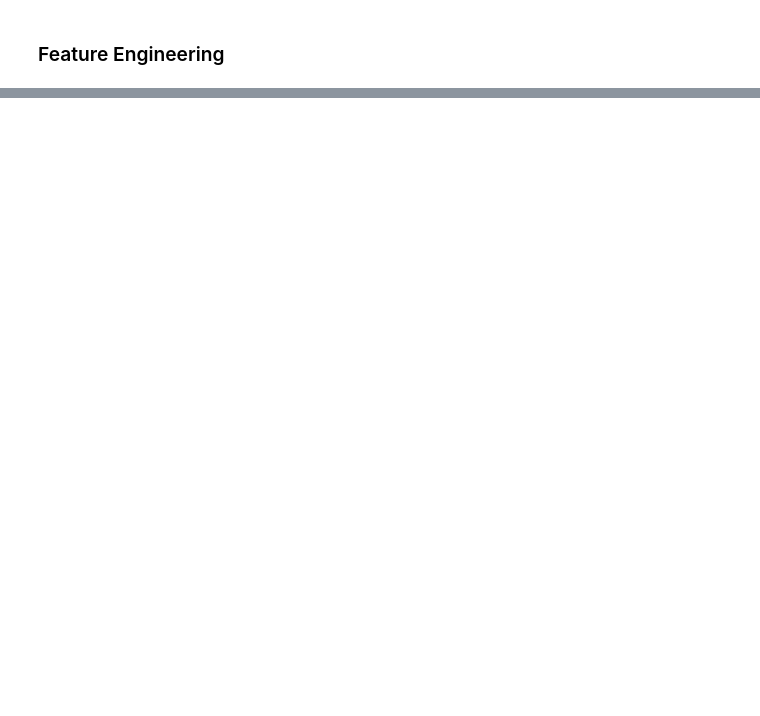
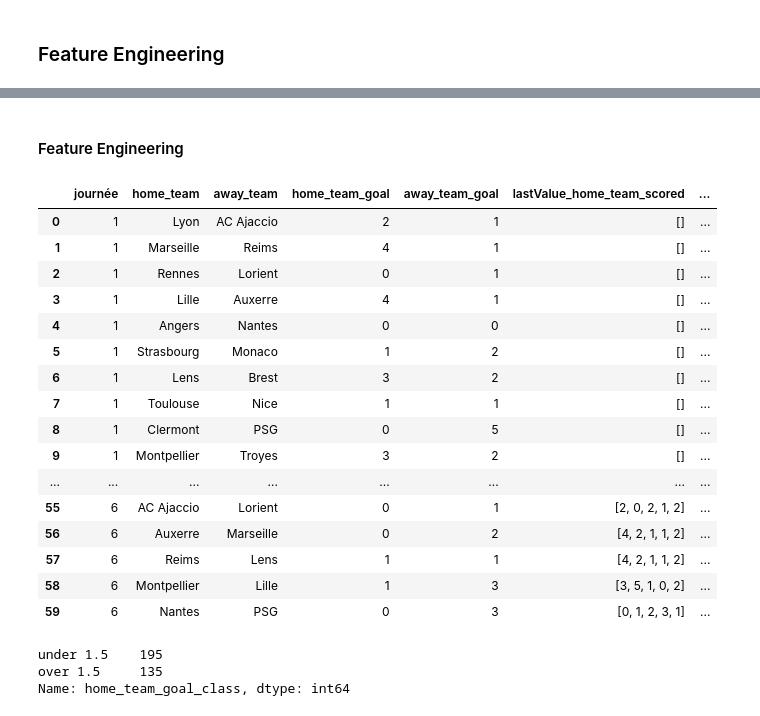
Before and after one commit to Hardfive/ProBettor, a Jupyter notebook: football/analysis/ipynb_checkpoints/modelling.ipynb, the cells around one changed output, grey strips where cells are left out. Saved outputs shown, nothing was run; the diff lists cells and outputs as text; code cells hidden in the pictures; blank space fills up the shorter version.

```diff
--- a/football/analysis/ipynb_checkpoints/modelling.ipynb
+++ b/football/analysis/ipynb_checkpoints/modelling.ipynb
@@ -349,0 +149,36 @@ weighted avg       0.63      0.62      0.63        72
+# %% [markdown]
+#### Feature Engineering
+# %%
+data = df.copy()
+data.sort_values(by='journée', ascending=True, inplace=True)
+the_list = []
+for i, row in data.iterrows():
+    the_dict = {}
+    last_values_home_team_scored = data[((data['home_team']== row['home_team']) | (data['away_team']== row['home_team'])) & (data['journée'] < row['journée'])]['total_home_team_goal'].tail().tolist()
+    last_values_away_team_scored = data[((data['away_team']== row['away_team']) | (data['home_team']== row['away_team'])) & (data['journée'] < row['journée'])]['total_home_team_goal'].tail().to_list()
+    the_dict['journée'], the_dict['home_team'], the_dict['away_team'], the_dict['home_team_goal'], the_dict['away_team_goal']\
+     = row['journée'], row['home_team'], row['away_team'], row['total_home_team_goal'], row['total_away_team_goal']
+    the_dict['lastValue_home_team_scored'] = last_values_home_team_scored
+    the_dict['lastValue_away_team_scored'] = last_values_away_team_scored
+    the_list.append(the_dict)
+data = pd.DataFrame(the_list)
+# %%
+data.head(60)
+# %% [output]
+|  | journée | home_team | away_team | home_team_goal | away_team_goal | lastValue_home_team_scored | ... |
+| 0 | 1 | Lyon | AC Ajaccio | 2 | 1 | [] | ... |
+| 1 | 1 | Marseille | Reims | 4 | 1 | [] | ... |
+| 2 | 1 | Rennes | Lorient | 0 | 1 | [] | ... |
+| 3 | 1 | Lille | Auxerre | 4 | 1 | [] | ... |
+| 4 | 1 | Angers | Nantes | 0 | 0 | [] | ... |
+| 5 | 1 | Strasbourg | Monaco | 1 | 2 | [] | ... |
+| 6 | 1 | Lens | Brest | 3 | 2 | [] | ... |
+| 7 | 1 | Toulouse | Nice | 1 | 1 | [] | ... |
+| 8 | 1 | Clermont | PSG | 0 | 5 | [] | ... |
+| 9 | 1 | Montpellier | Troyes | 3 | 2 | [] | ... |
+| ... | ... | ... | ... | ... | ... | ... | ... |
+| 55 | 6 | AC Ajaccio | Lorient | 0 | 1 | [2, 0, 2, 1, 2] | ... |
+| 56 | 6 | Auxerre | Marseille | 0 | 2 | [4, 2, 1, 1, 2] | ... |
+| 57 | 6 | Reims | Lens | 1 | 1 | [4, 2, 1, 1, 2] | ... |
+| 58 | 6 | Montpellier | Lille | 1 | 3 | [3, 5, 1, 0, 2] | ... |
+| 59 | 6 | Nantes | PSG | 0 | 3 | [0, 1, 2, 3, 1] | ... |
@@ -349,0 +207,6 @@ weighted avg       0.63      0.62      0.63        72
+# %%
+short_data['home_team_goal_class'].value_counts()
+# %% [output]
+under 1.5    195
+over 1.5     135
+Name: home_team_goal_class, dtype: int64
```
Also changed, not shown: parts of 60 cells of this notebook, 4 other files.
